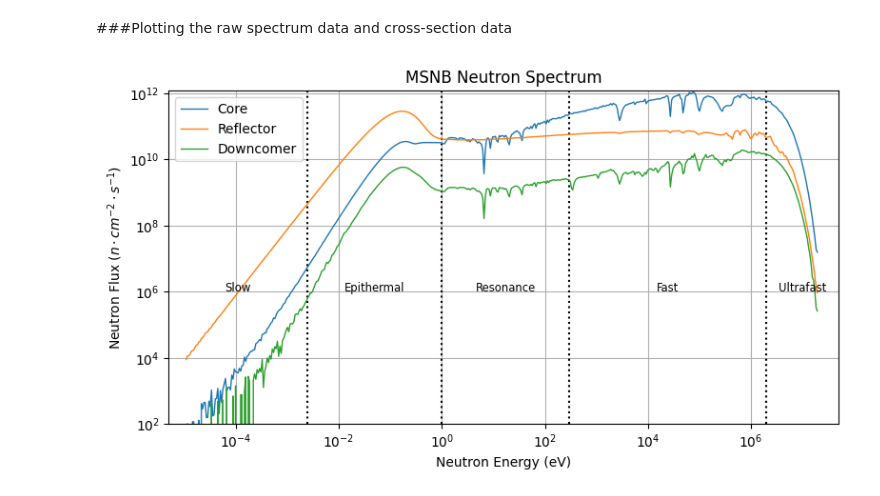
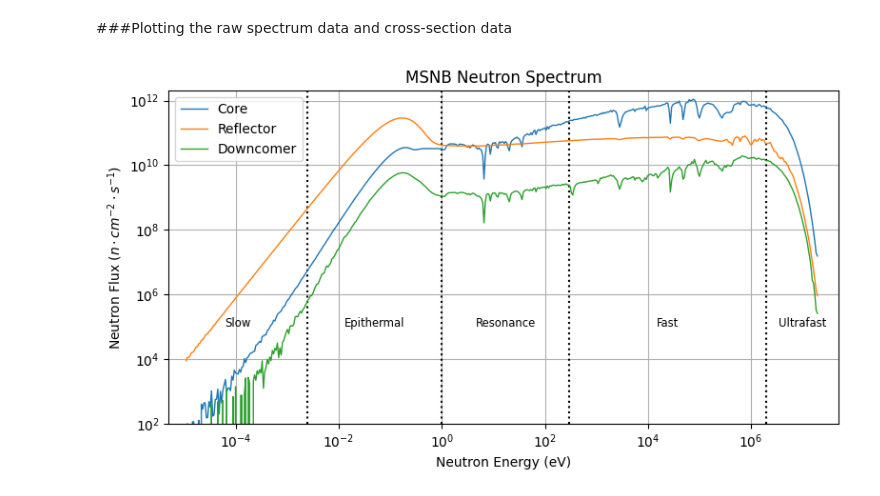
Before and after one commit to georgemakrakis/MastersThesis, a Jupyter notebook: img/Plotter/Detector/spectrum.ipynb, the cells around one changed output. Cells and saved outputs as stored; diff of their text form; code cells hidden in the pictures.

Commit message:
Minor Serpent Plots

```diff
--- a/img/Plotter/Detector/spectrum.ipynb
+++ b/img/Plotter/Detector/spectrum.ipynb
@@ -59,33 +59,33 @@ fig,ax = plt.subplots(1,1, figsize=(8,4.5))
 
 #Group Bounds
 ax.axvline(th, linestyle='dotted',color='black')
 ax.axvline(ep, linestyle='dotted',color='black')
 ax.axvline(fs, linestyle='dotted',color='black')
 ax.axvline(uf, linestyle='dotted',color='black')
 
 #Group Labels
-label_ycoord = 1e6
+label_ycoord = 1e5
 fontsize = 'small'
 ax.text(logmid(xmin,th),label_ycoord,'Slow',horizontalalignment='center',size=fontsize)#
 ax.text(logmid(th,ep),label_ycoord,'Epithermal',horizontalalignment='center',size=fontsize)#
 ax.text(logmid(ep,fs),label_ycoord,'Resonance',horizontalalignment='center',size=fontsize)#
 ax.text(logmid(fs,uf),label_ycoord,'Fast',horizontalalignment='center',size=fontsize)#
 ax.text(logmid(uf,xmax),label_ycoord,'Ultrafast',horizontalalignment='center',size=fontsize)
 
 ax.plot(CoreE[1:],CorePhi[1:],linewidth=lw,label='Core')
 ax.plot(ReflectorE[1:],ReflectorPhi[1:],linewidth=lw,label='Reflector')
 ax.plot(DowncomerE[1:],DowncomerPhi[1:],linewidth=lw,label='Downcomer')
 ax.legend(loc='best')
 ax.set_yscale('log')
 ax.set_xscale('log')
 ax.set_xlim(xmin,xmax)
-ax.set_ylim(1e2,0.12e13)
+ax.set_ylim(1e2,0.2e13)
 ax.set_ylabel('Neutron Flux ($n\cdot cm^{-2}\cdot s^{-1}$)')
 ax.set_xlabel('Neutron Energy (eV)')
 ax.set_title('MSNB Neutron Spectrum')
 ax.grid()
 
 plt.tight_layout()
 plt.savefig('Spectrum.png')
 # %% [output]
-[figure, old version]
+[figure, new version]
```
Also changed, not shown: 8 other files.
